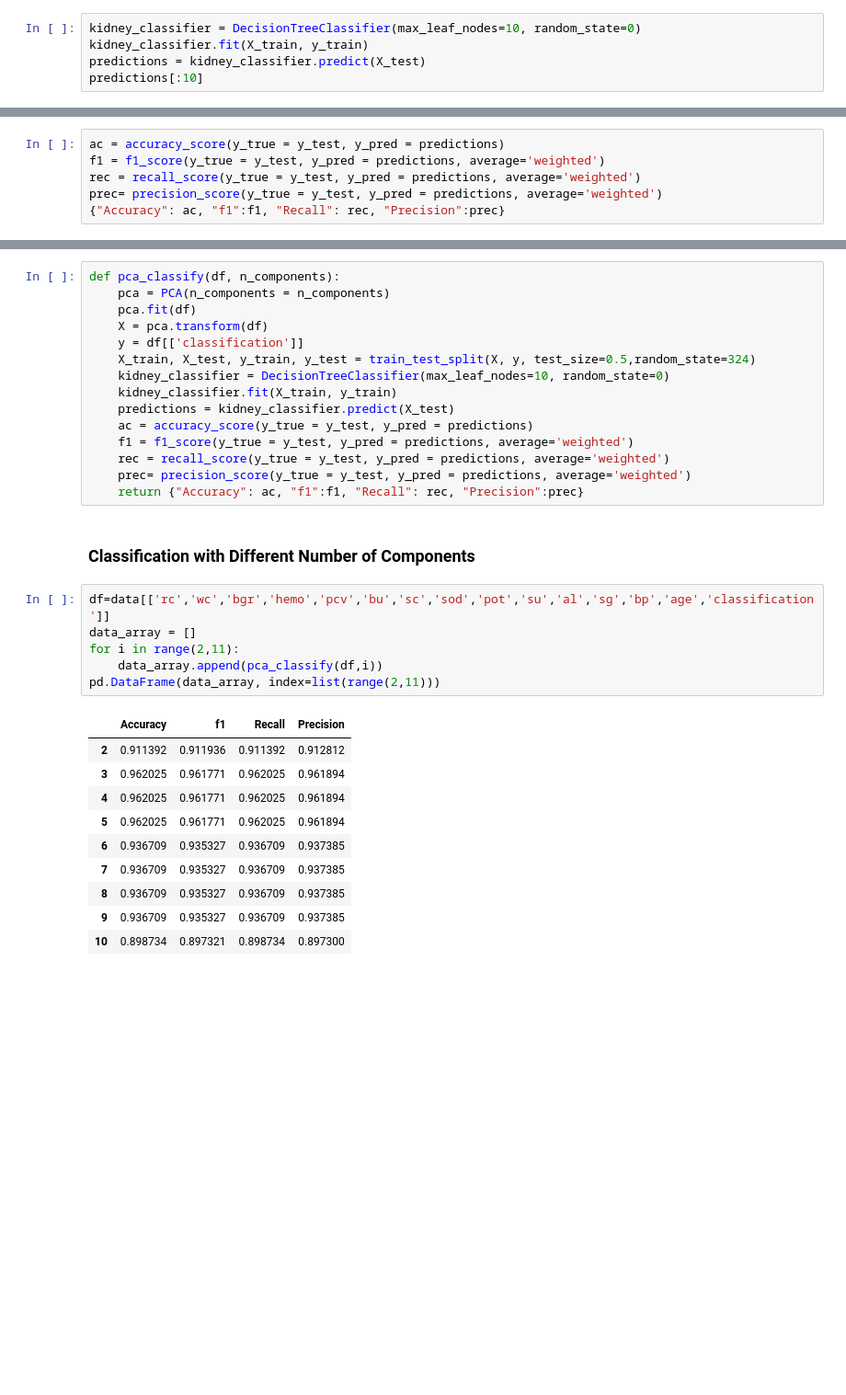
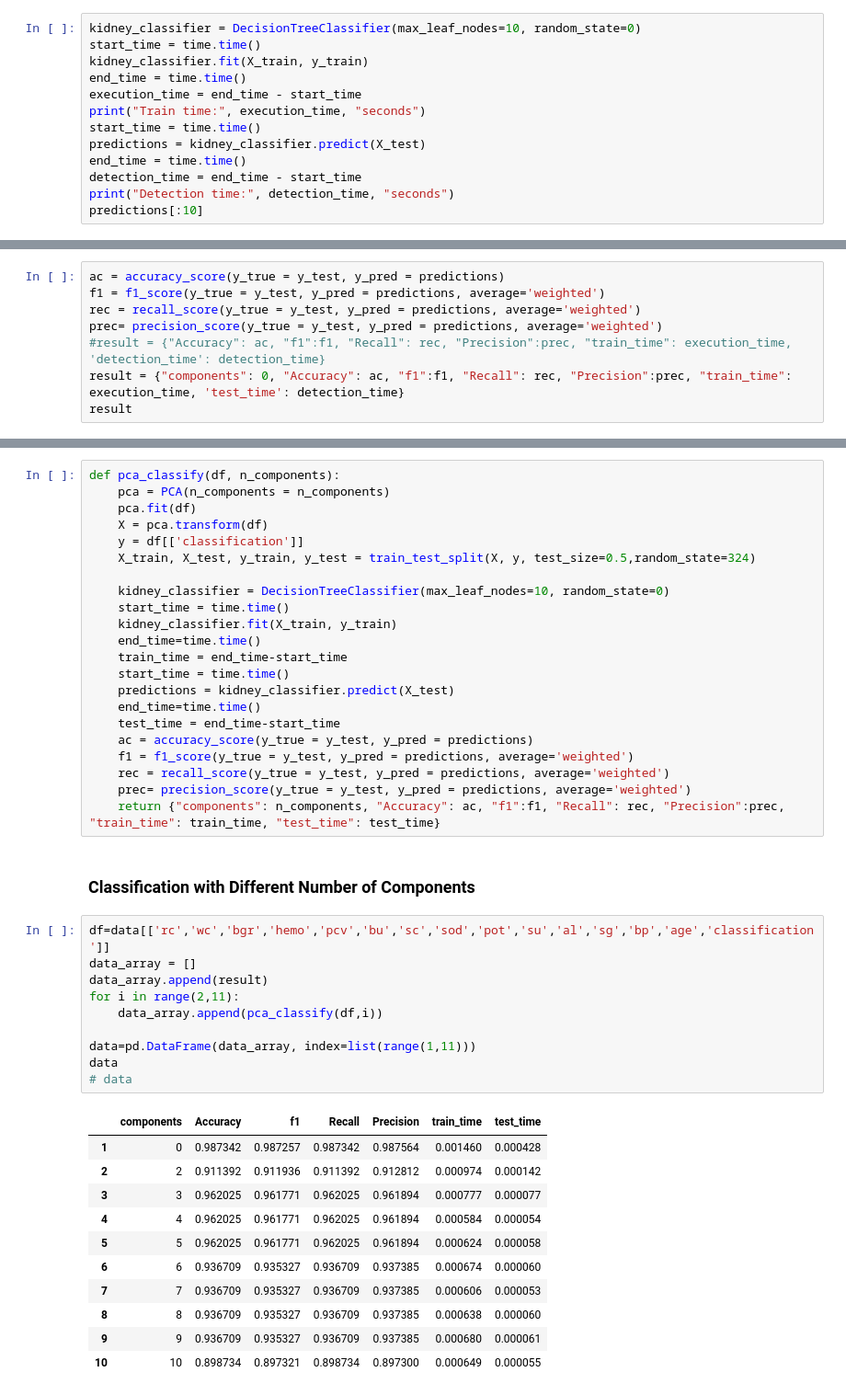
Before and after one commit to esanolad/kidney_disease_classification, a Jupyter notebook: classify.ipynb, the cells around one changed output, grey strips where cells are left out. Shown at 92% size. Saved outputs shown, nothing was run; the diff lists cells and outputs as text; blank space fills up the shorter version.

```diff
--- a/classify.ipynb
+++ b/classify.ipynb
@@ -261,7 +301,15 @@ X_train, X_test, y_train, y_test = train_test_split(X, y, test_size=0.5,random_s
 ### Training Model and Prediction
 # %%
 kidney_classifier = DecisionTreeClassifier(max_leaf_nodes=10, random_state=0)
+start_time = time.time()
 kidney_classifier.fit(X_train, y_train)
+end_time = time.time()
+execution_time = end_time - start_time
+print("Train time:", execution_time, "seconds")
+start_time = time.time()
 predictions = kidney_classifier.predict(X_test)
+end_time = time.time()
+detection_time = end_time - start_time
+print("Detection time:", detection_time, "seconds")
 predictions[:10]
 # %% [output]
@@ -287,5 +337,7 @@ ac = accuracy_score(y_true = y_test, y_pred = predictions)
 f1 = f1_score(y_true = y_test, y_pred = predictions, average='weighted')
 rec = recall_score(y_true = y_test, y_pred = predictions, average='weighted')
 prec= precision_score(y_true = y_test, y_pred = predictions, average='weighted')
-{"Accuracy": ac, "f1":f1, "Recall": rec, "Precision":prec}
+#result = {"Accuracy": ac, "f1":f1, "Recall": rec, "Precision":prec, "train_time": execution_time, 'detection_time': detection_time}
+result = {"components": 0, "Accuracy": ac, "f1":f1, "Recall": rec, "Precision":prec, "train_time": execution_time, 'test_time': detection_time}
+result
 # %% [output]
@@ -304,30 +359,42 @@ def pca_classify(df, n_components):
     X = pca.transform(df)
     y = df[['classification']]
     X_train, X_test, y_train, y_test = train_test_split(X, y, test_size=0.5,random_state=324)
+
     kidney_classifier = DecisionTreeClassifier(max_leaf_nodes=10, random_state=0)
+    start_time = time.time()
     kidney_classifier.fit(X_train, y_train)
+    end_time=time.time()
+    train_time = end_time-start_time
+    start_time = time.time()
     predictions = kidney_classifier.predict(X_test)
+    end_time=time.time()
+    test_time = end_time-start_time
     ac = accuracy_score(y_true = y_test, y_pred = predictions)
     f1 = f1_score(y_true = y_test, y_pred = predictions, average='weighted')
     rec = recall_score(y_true = y_test, y_pred = predictions, average='weighted')
     prec= precision_score(y_true = y_test, y_pred = predictions, average='weighted')
-    return {"Accuracy": ac, "f1":f1, "Recall": rec, "Precision":prec}
+    return {"components": n_components, "Accuracy": ac, "f1":f1, "Recall": rec, "Precision":prec, "train_time": train_time, "test_time": test_time}
 # %% [markdown]
 ### Classification with Different Number of Components
 # %%
 df=data[['rc','wc','bgr','hemo','pcv','bu','sc','sod','pot','su','al','sg','bp','age','classification']]
 data_array = []
+data_array.append(result)
 for i in range(2,11):
     data_array.append(pca_classify(df,i))
-pd.DataFrame(data_array, index=list(range(2,11)))
+
+data=pd.DataFrame(data_array, index=list(range(1,11)))
+data
+# data
 # %% [output]
-|  | Accuracy | f1 | Recall | Precision |
-| 2 | 0.911392 | 0.911936 | 0.911392 | 0.912812 |
-| 3 | 0.962025 | 0.961771 | 0.962025 | 0.961894 |
-| 4 | 0.962025 | 0.961771 | 0.962025 | 0.961894 |
-| 5 | 0.962025 | 0.961771 | 0.962025 | 0.961894 |
-| 6 | 0.936709 | 0.935327 | 0.936709 | 0.937385 |
-| 7 | 0.936709 | 0.935327 | 0.936709 | 0.937385 |
-| 8 | 0.936709 | 0.935327 | 0.936709 | 0.937385 |
-| 9 | 0.936709 | 0.935327 | 0.936709 | 0.937385 |
-| 10 | 0.898734 | 0.897321 | 0.898734 | 0.897300 |
+|  | components | Accuracy | f1 | Recall | Precision | train_time | test_time |
+| 1 | 0 | 0.987342 | 0.987257 | 0.987342 | 0.987564 | 0.001460 | 0.000428 |
+| 2 | 2 | 0.911392 | 0.911936 | 0.911392 | 0.912812 | 0.000974 | 0.000142 |
+| 3 | 3 | 0.962025 | 0.961771 | 0.962025 | 0.961894 | 0.000777 | 0.000077 |
+| 4 | 4 | 0.962025 | 0.961771 | 0.962025 | 0.961894 | 0.000584 | 0.000054 |
+| 5 | 5 | 0.962025 | 0.961771 | 0.962025 | 0.961894 | 0.000624 | 0.000058 |
+| 6 | 6 | 0.936709 | 0.935327 | 0.936709 | 0.937385 | 0.000674 | 0.000060 |
+| 7 | 7 | 0.936709 | 0.935327 | 0.936709 | 0.937385 | 0.000606 | 0.000053 |
+| 8 | 8 | 0.936709 | 0.935327 | 0.936709 | 0.937385 | 0.000638 | 0.000060 |
+| 9 | 9 | 0.936709 | 0.935327 | 0.936709 | 0.937385 | 0.000680 | 0.000061 |
+| 10 | 10 | 0.898734 | 0.897321 | 0.898734 | 0.897300 | 0.000649 | 0.000055 |
```
Also changed, not shown: parts of 22 cells of this notebook.
